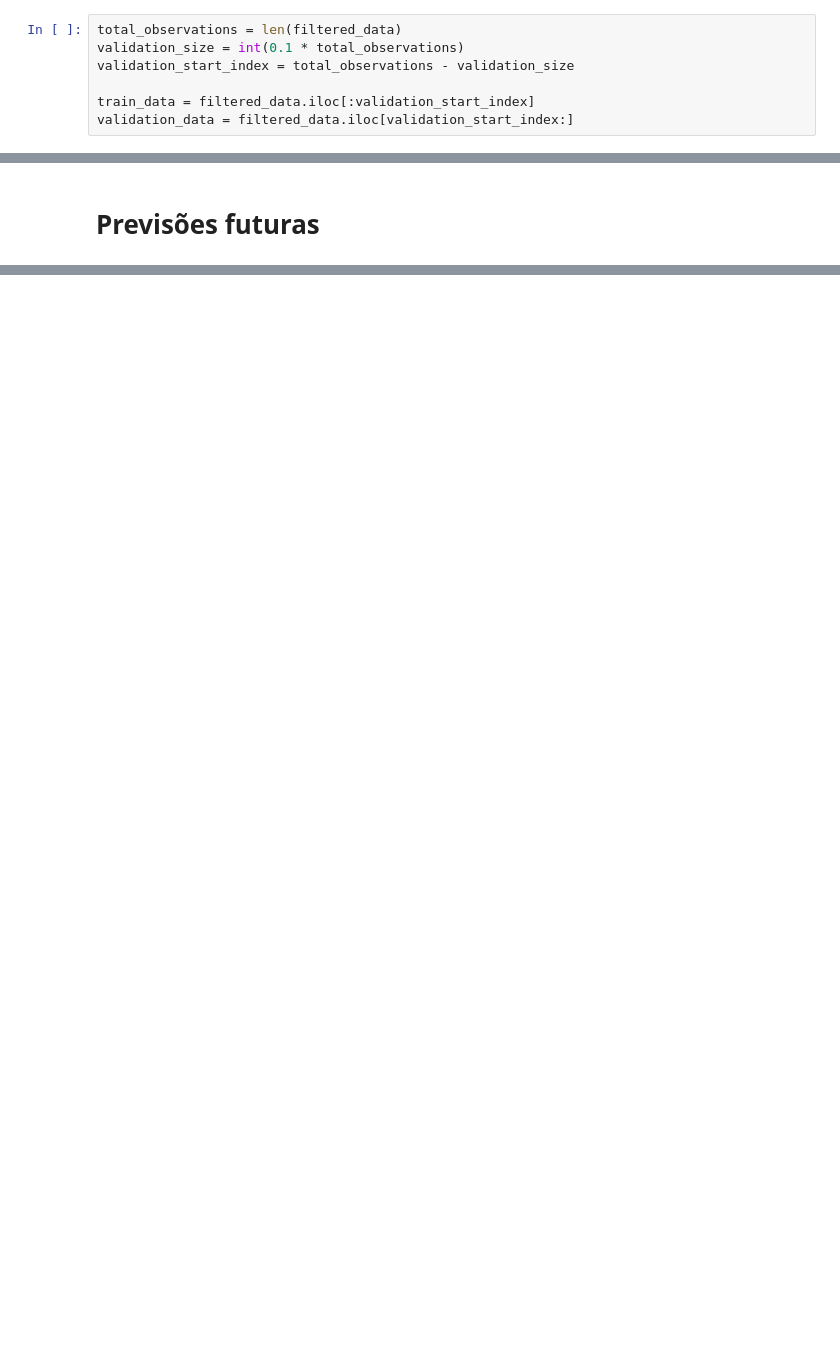
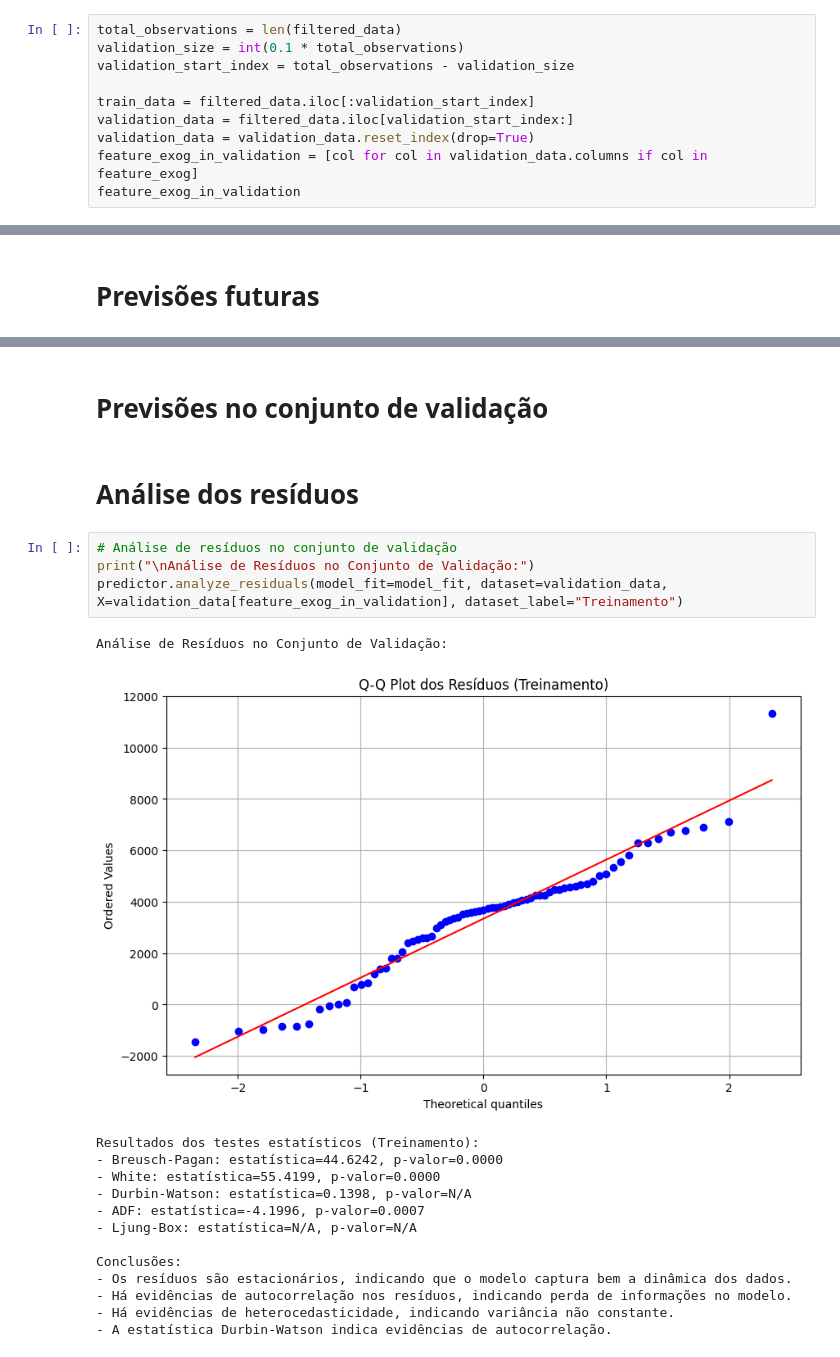
Before and after one commit to gokuhayda/MyShowCase, a Jupyter notebook: etssax/tsSarimax/notebooks/forecast_sarimax_series .ipynb, the cells around one changed output, grey strips where cells are left out. Cells and saved outputs as stored; diff of their text form; blank space fills up the shorter version.

```diff
--- a/etssax/tsSarimax/notebooks/forecast_sarimax_series .ipynb
+++ b/etssax/tsSarimax/notebooks/forecast_sarimax_series .ipynb
@@ -123,3 +130,6 @@ validation_start_index = total_observations - validation_size
 
 train_data = filtered_data.iloc[:validation_start_index]
 validation_data = filtered_data.iloc[validation_start_index:]
+validation_data = validation_data.reset_index(drop=True)
+feature_exog_in_validation = [col for col in validation_data.columns if col in feature_exog]
+feature_exog_in_validation
@@ -214 +223,24 @@ Future Predictions: 584    5469.210083
 Name: predicted_mean, dtype: float64
+# %% [markdown]
+# Previsões no conjunto de validação
+# %% [markdown]
+# Análise dos resíduos
+# %%
+# Análise de resíduos no conjunto de validação
+print("\nAnálise de Resíduos no Conjunto de Validação:")
+predictor.analyze_residuals(model_fit=model_fit, dataset=validation_data, X=validation_data[feature_exog_in_validation], dataset_label="Treinamento")
+# %% [output]
+Análise de Resíduos no Conjunto de Validação:
+[figure, added]
+Resultados dos testes estatísticos (Treinamento):
+- Breusch-Pagan: estatística=44.6242, p-valor=0.0000
+- White: estatística=55.4199, p-valor=0.0000
+- Durbin-Watson: estatística=0.1398, p-valor=N/A
+- ADF: estatística=-4.1996, p-valor=0.0007
+- Ljung-Box: estatística=N/A, p-valor=N/A
+
+Conclusões:
+- Os resíduos são estacionários, indicando que o modelo captura bem a dinâmica dos dados.
+- Há evidências de autocorrelação nos resíduos, indicando perda de informações no modelo.
+- Há evidências de heterocedasticidade, indicando variância não constante.
+- A estatística Durbin-Watson indica evidências de autocorrelação.
```
Also changed, not shown: parts of 7 cells of this notebook.
